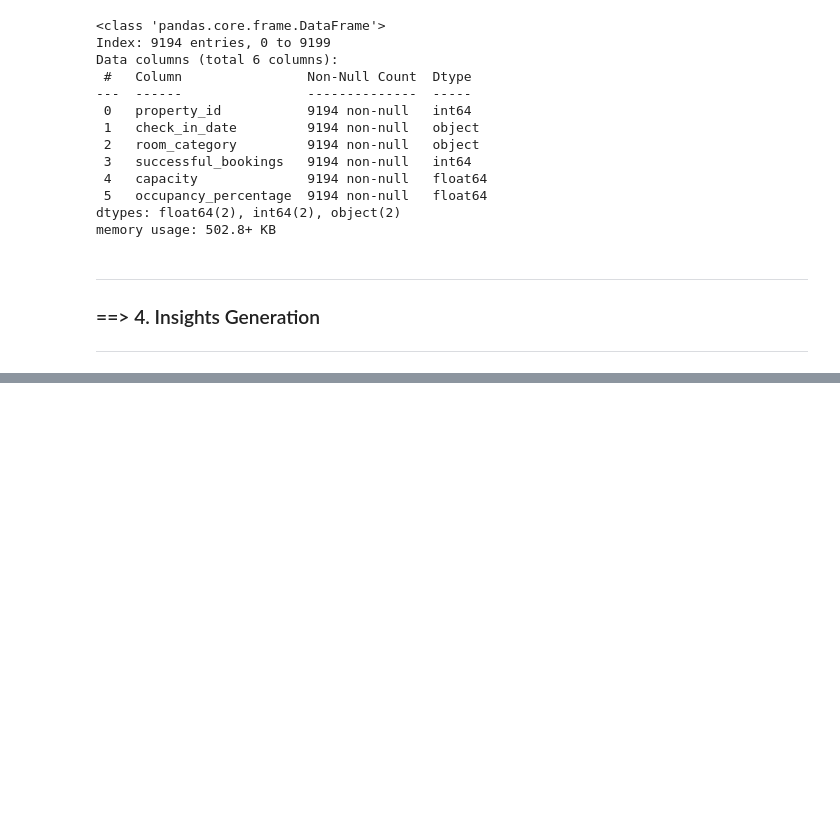
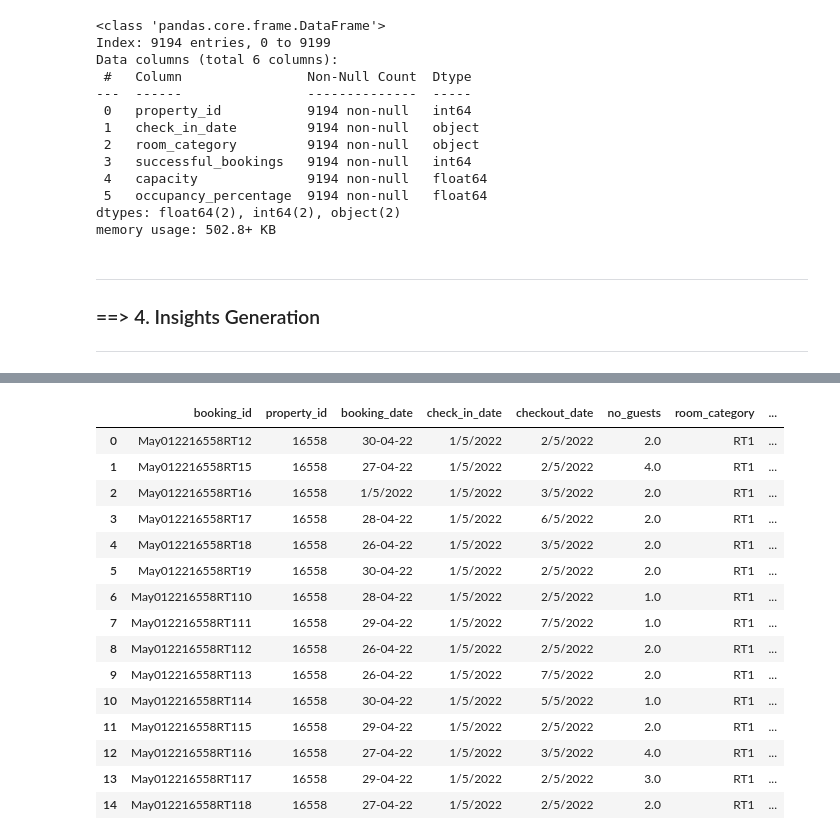
Before and after one commit to PratikNichite/hospitality_analysis, a Jupyter notebook: hotel_analysis.ipynb, the cells around one changed output, grey strips where cells are left out. Drawn from its saved outputs; the diff is of its cells as text; code cells hidden in the pictures; blank space fills up the shorter version.

```diff
--- a/hotel_analysis.ipynb
+++ b/hotel_analysis.ipynb
@@ -471,0 +697,3 @@ memory usage: 502.8+ KB
+# %%
+df_bookings_all = pd.merge(df_bookings, df_hotels, on="property_id")
+df_bookings_all
@@ -471,0 +798,19 @@ memory usage: 502.8+ KB
+# %%
+df_bookings_all.head(15)
+# %% [output]
+|  | booking_id | property_id | booking_date | check_in_date | checkout_date | no_guests | room_category | ... |
+| 0 | May012216558RT12 | 16558 | 30-04-22 | 1/5/2022 | 2/5/2022 | 2.0 | RT1 | ... |
+| 1 | May012216558RT15 | 16558 | 27-04-22 | 1/5/2022 | 2/5/2022 | 4.0 | RT1 | ... |
+| 2 | May012216558RT16 | 16558 | 1/5/2022 | 1/5/2022 | 3/5/2022 | 2.0 | RT1 | ... |
+| 3 | May012216558RT17 | 16558 | 28-04-22 | 1/5/2022 | 6/5/2022 | 2.0 | RT1 | ... |
+| 4 | May012216558RT18 | 16558 | 26-04-22 | 1/5/2022 | 3/5/2022 | 2.0 | RT1 | ... |
+| 5 | May012216558RT19 | 16558 | 30-04-22 | 1/5/2022 | 2/5/2022 | 2.0 | RT1 | ... |
+| 6 | May012216558RT110 | 16558 | 28-04-22 | 1/5/2022 | 2/5/2022 | 1.0 | RT1 | ... |
+| 7 | May012216558RT111 | 16558 | 29-04-22 | 1/5/2022 | 7/5/2022 | 1.0 | RT1 | ... |
+| 8 | May012216558RT112 | 16558 | 26-04-22 | 1/5/2022 | 2/5/2022 | 2.0 | RT1 | ... |
+| 9 | May012216558RT113 | 16558 | 26-04-22 | 1/5/2022 | 7/5/2022 | 2.0 | RT1 | ... |
+| 10 | May012216558RT114 | 16558 | 30-04-22 | 1/5/2022 | 5/5/2022 | 1.0 | RT1 | ... |
+| 11 | May012216558RT115 | 16558 | 29-04-22 | 1/5/2022 | 2/5/2022 | 2.0 | RT1 | ... |
+| 12 | May012216558RT116 | 16558 | 27-04-22 | 1/5/2022 | 3/5/2022 | 4.0 | RT1 | ... |
+| 13 | May012216558RT117 | 16558 | 29-04-22 | 1/5/2022 | 2/5/2022 | 3.0 | RT1 | ... |
+| 14 | May012216558RT118 | 16558 | 27-04-22 | 1/5/2022 | 2/5/2022 | 2.0 | RT1 | ... |
```
Also changed, not shown: parts of 44 cells of this notebook.
